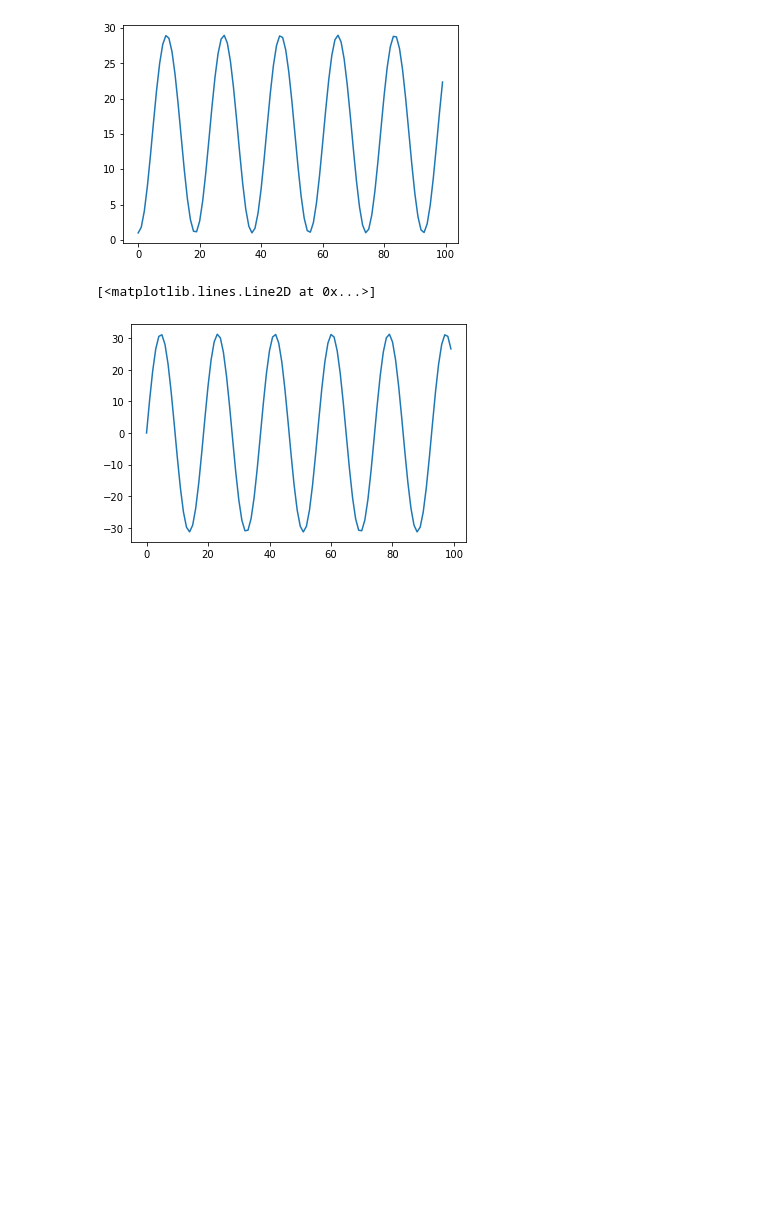
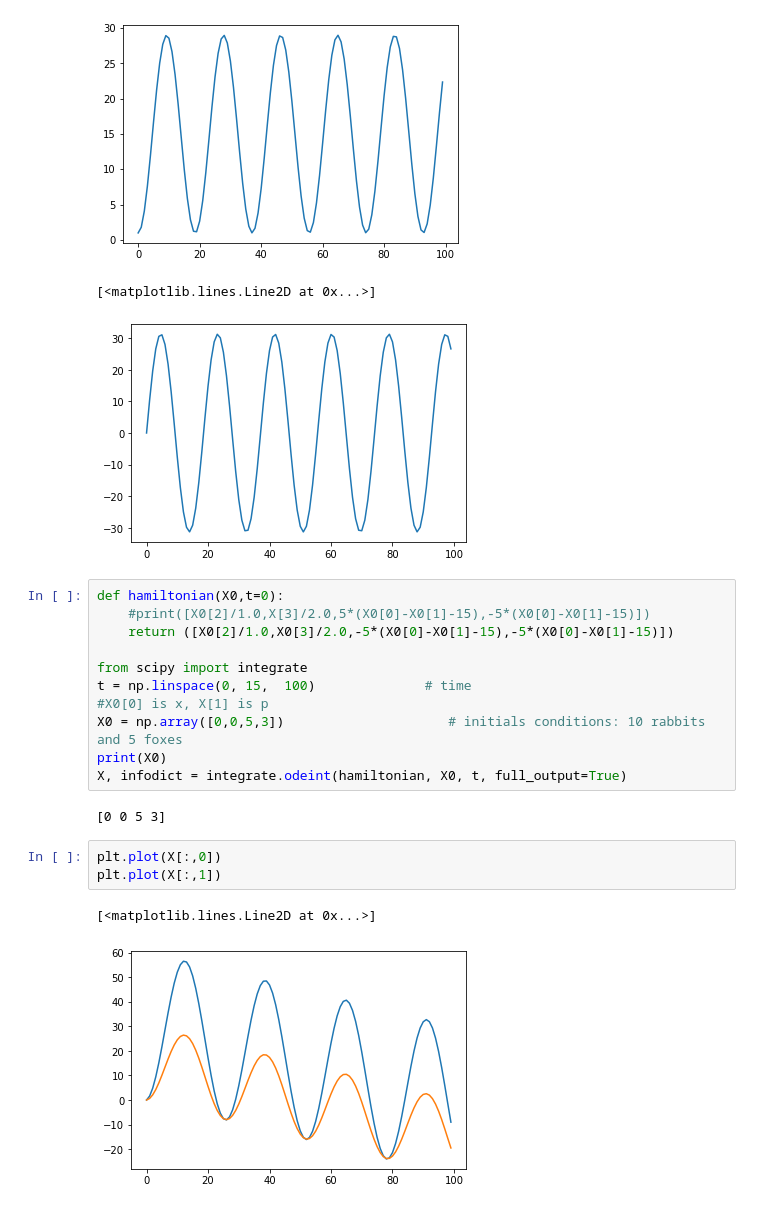
Before and after one commit to mariakesa/NeuromorphicNotebooks, a Jupyter notebook: Electronic,Optical,andMagneticPropertiesofMaterials.ipynb, the cells around one changed output. Cells and saved outputs as stored; diff of their text form; blank space fills up the shorter version.

```diff
--- a/Electronic,Optical,andMagneticPropertiesofMaterials.ipynb
+++ b/Electronic,Optical,andMagneticPropertiesofMaterials.ipynb
@@ -20,3 +20,22 @@ plt.plot(X[:,1])
 [figure]
 [<matplotlib.lines.Line2D at 0x...>]
 [figure]
+# %%
+def hamiltonian(X0,t=0):
+    #print([X0[2]/1.0,X[3]/2.0,5*(X0[0]-X0[1]-15),-5*(X0[0]-X0[1]-15)])
+    return ([X0[2]/1.0,X0[3]/2.0,-5*(X0[0]-X0[1]-15),-5*(X0[0]-X0[1]-15)])
+
+from scipy import integrate
+t = np.linspace(0, 15,  100)              # time
+#X0[0] is x, X[1] is p
+X0 = np.array([0,0,5,3])                     # initials conditions: 10 rabbits and 5 foxes
+print(X0)
+X, infodict = integrate.odeint(hamiltonian, X0, t, full_output=True)
+# %% [output]
+[0 0 5 3]
+# %%
+plt.plot(X[:,0])
+plt.plot(X[:,1])
+# %% [output]
+[<matplotlib.lines.Line2D at 0x...>]
+[figure, added]
```
